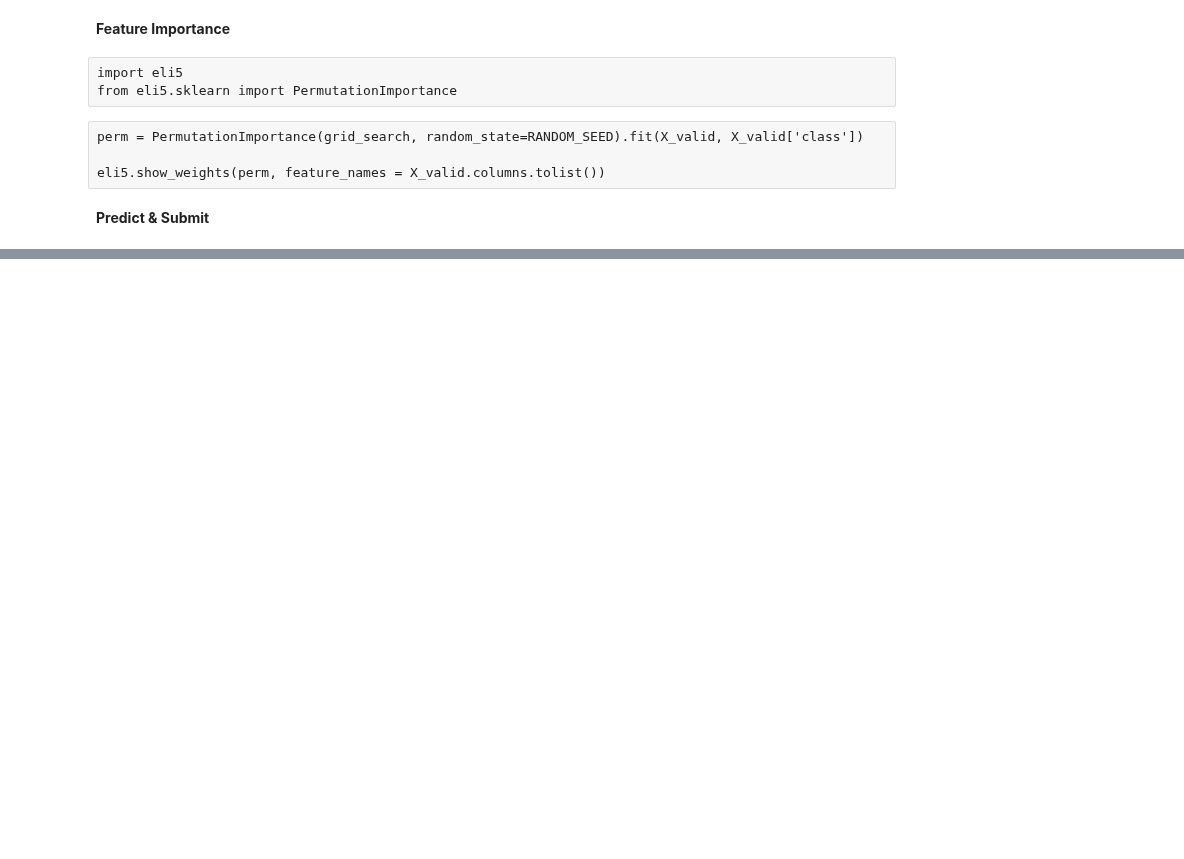
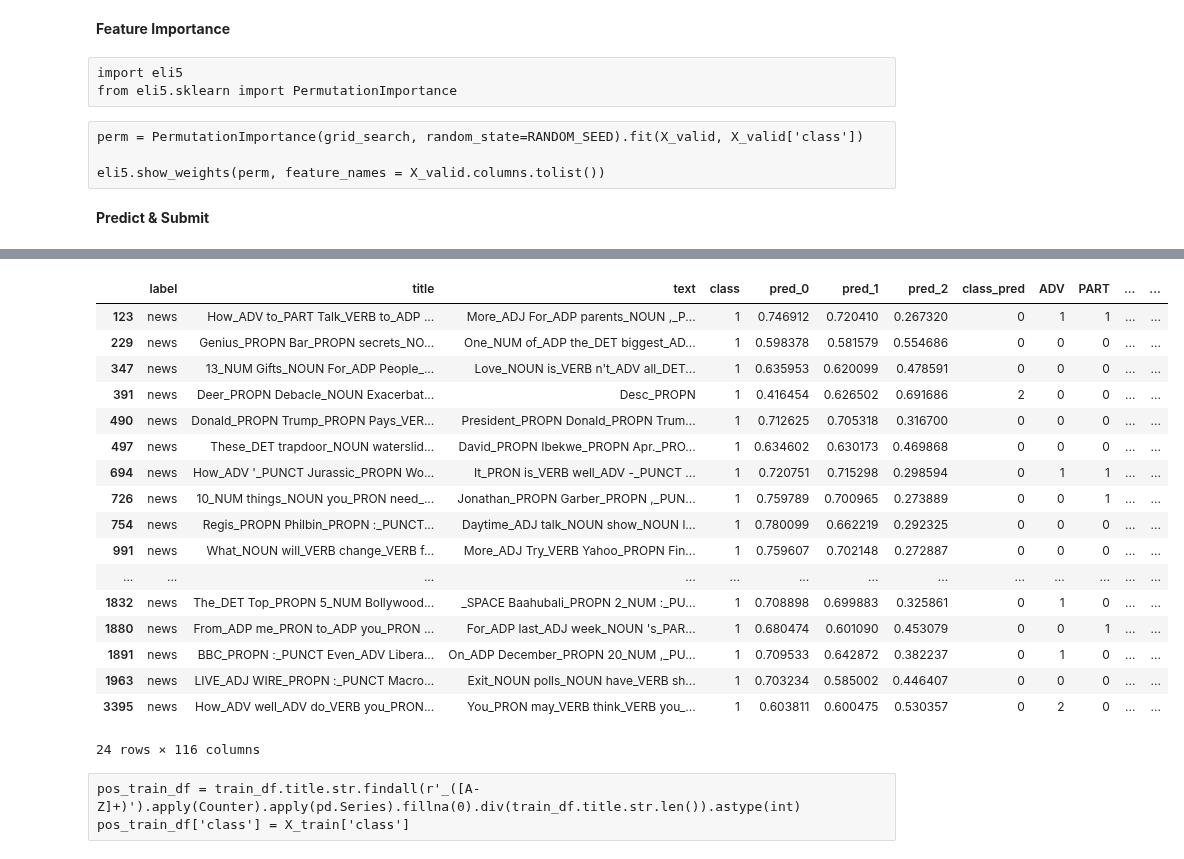
Before and after one commit to labdmitriy/dl_in_nlp, a Jupyter notebook: workshop_4/notebooks/Model - Linear.ipynb, the cells around one changed output, grey strips where cells are left out. Saved outputs shown, nothing was run; the diff lists cells and outputs as text; code cells hidden in the pictures; blank space fills up the shorter version.

```diff
--- a/workshop_4/notebooks/Model - Linear.ipynb
+++ b/workshop_4/notebooks/Model - Linear.ipynb
@@ -473,0 +550,5 @@ id,label
+# %%
+y_margins = grid_search.decision_function(X_valid)
+y_val_pred = (y_margins - y_margins.min()) / (y_margins.max() - y_margins.min())
+# y_val_pred = y_val_pred.argmax(axis=1)
+y_val_pred
@@ -473,0 +563,7 @@ id,label
+# %%
+validate_df = X_valid.copy()
+validate_df = validate_df.assign(pred_0 = y_val_pred[:, 0],
+                                 pred_1 = y_val_pred[:, 1],
+                                 pred_2 = y_val_pred[:, 2],
+                                 class_pred = y_val_pred.argmax(axis=1))
+validate_df.head()
@@ -473,0 +577,3 @@ id,label
+# %%
+incorrect_df = validate_df[validate_df['class'] != validate_df['class_pred']]
+incorrect_df.head()
@@ -473,0 +628,24 @@ id,label
+# %%
+incorrect_df = pd.concat([incorrect_df,
+                          incorrect_df.title.str.findall(r'_([A-Z]+)').apply(Counter).apply(pd.Series).fillna(0).astype(int)], axis=1)
+# %%
+incorrect_df
+# %% [output]
+|  | label | title | text | class | pred_0 | pred_1 | pred_2 | class_pred | ADV | PART | ... | ... |
+| 123 | news | How_ADV to_PART Talk_VERB to_ADP ... | More_ADJ For_ADP parents_NOUN ,_P... | 1 | 0.746912 | 0.720410 | 0.267320 | 0 | 1 | 1 | ... | ... |
+| 229 | news | Genius_PROPN Bar_PROPN secrets_NO... | One_NUM of_ADP the_DET biggest_AD... | 1 | 0.598378 | 0.581579 | 0.554686 | 0 | 0 | 0 | ... | ... |
+| 347 | news | 13_NUM Gifts_NOUN For_ADP People_... | Love_NOUN is_VERB n't_ADV all_DET... | 1 | 0.635953 | 0.620099 | 0.478591 | 0 | 0 | 0 | ... | ... |
+| 391 | news | Deer_PROPN Debacle_NOUN Exacerbat... | Desc_PROPN | 1 | 0.416454 | 0.626502 | 0.691686 | 2 | 0 | 0 | ... | ... |
+| 490 | news | Donald_PROPN Trump_PROPN Pays_VER... | President_PROPN Donald_PROPN Trum... | 1 | 0.712625 | 0.705318 | 0.316700 | 0 | 0 | 0 | ... | ... |
+| 497 | news | These_DET trapdoor_NOUN waterslid... | David_PROPN Ibekwe_PROPN Apr._PRO... | 1 | 0.634602 | 0.630173 | 0.469868 | 0 | 0 | 0 | ... | ... |
+| 694 | news | How_ADV '_PUNCT Jurassic_PROPN Wo... | It_PRON is_VERB well_ADV -_PUNCT ... | 1 | 0.720751 | 0.715298 | 0.298594 | 0 | 1 | 1 | ... | ... |
+| 726 | news | 10_NUM things_NOUN you_PRON need_... | Jonathan_PROPN Garber_PROPN ,_PUN... | 1 | 0.759789 | 0.700965 | 0.273889 | 0 | 0 | 1 | ... | ... |
+| 754 | news | Regis_PROPN Philbin_PROPN :_PUNCT... | Daytime_ADJ talk_NOUN show_NOUN l... | 1 | 0.780099 | 0.662219 | 0.292325 | 0 | 0 | 0 | ... | ... |
+| 991 | news | What_NOUN will_VERB change_VERB f... | More_ADJ Try_VERB Yahoo_PROPN Fin... | 1 | 0.759607 | 0.702148 | 0.272887 | 0 | 0 | 0 | ... | ... |
+| ... | ... | ... | ... | ... | ... | ... | ... | ... | ... | ... | ... | ... |
+| 1832 | news | The_DET Top_PROPN 5_NUM Bollywood... | _SPACE Baahubali_PROPN 2_NUM :_PU... | 1 | 0.708898 | 0.699883 | 0.325861 | 0 | 1 | 0 | ... | ... |
+| 1880 | news | From_ADP me_PRON to_ADP you_PRON ... | For_ADP last_ADJ week_NOUN 's_PAR... | 1 | 0.680474 | 0.601090 | 0.453079 | 0 | 0 | 1 | ... | ... |
+| 1891 | news | BBC_PROPN :_PUNCT Even_ADV Libera... | On_ADP December_PROPN 20_NUM ,_PU... | 1 | 0.709533 | 0.642872 | 0.382237 | 0 | 1 | 0 | ... | ... |
+| 1963 | news | LIVE_ADJ WIRE_PROPN :_PUNCT Macro... | Exit_NOUN polls_NOUN have_VERB sh... | 1 | 0.703234 | 0.585002 | 0.446407 | 0 | 0 | 0 | ... | ... |
+| 3395 | news | How_ADV well_ADV do_VERB you_PRON... | You_PRON may_VERB think_VERB you_... | 1 | 0.603811 | 0.600475 | 0.530357 | 0 | 2 | 0 | ... | ... |
+24 rows × 116 columns
@@ -473,0 +654,3 @@ id,label
+# %% [raw]
+pos_train_df = train_df.title.str.findall(r'_([A-Z]+)').apply(Counter).apply(pd.Series).fillna(0).div(train_df.title.str.len()).astype(int)
+pos_train_df['class'] = X_train['class']
```
Also changed, not shown: parts of 38 cells of this notebook, 2 other files.
